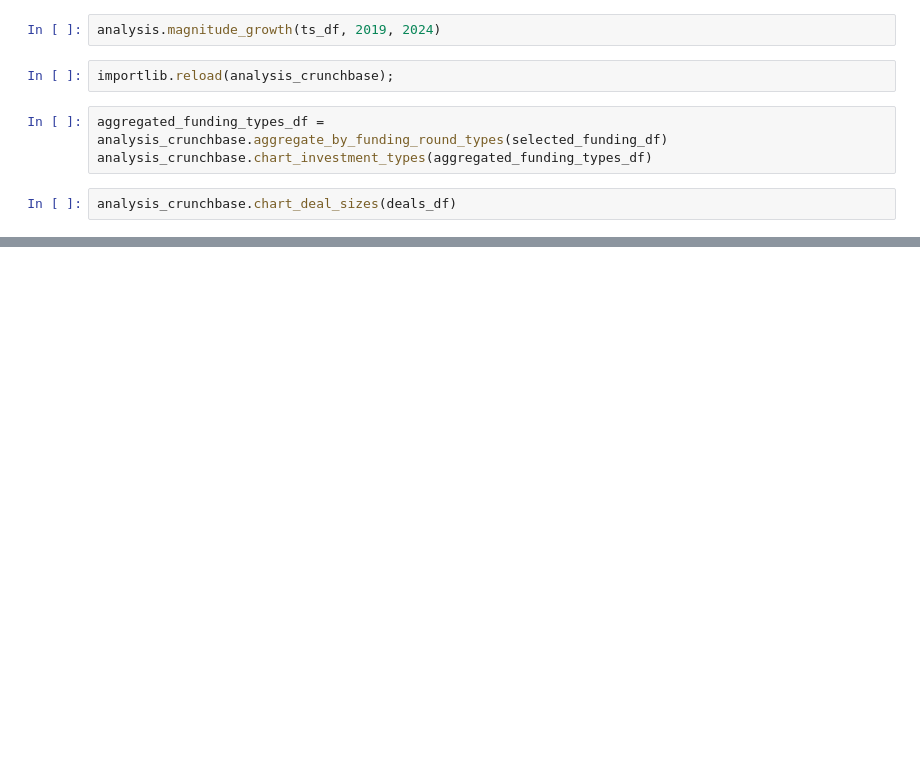
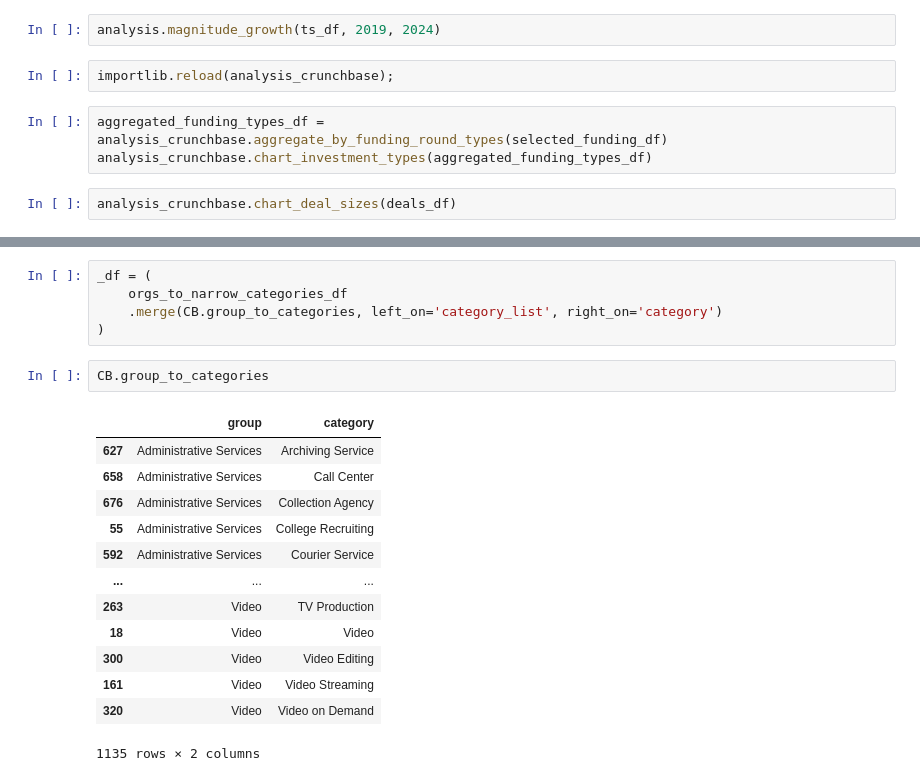
Before and after one commit to nestauk/discovery_utils, a Jupyter notebook: discovery_utils/tutorials/analysis.ipynb, the cells around one changed output, grey strips where cells are left out. Saved outputs shown, nothing was run; the diff lists cells and outputs as text; blank space fills up the shorter version.

```diff
--- a/discovery_utils/tutorials/analysis.ipynb
+++ b/discovery_utils/tutorials/analysis.ipynb
@@ -101,0 +161,21 @@ analysis_crunchbase.chart_deal_sizes_counts(deal_counts_df)
+# %%
+_df = (
+    orgs_to_narrow_categories_df
+    .merge(CB.group_to_categories, left_on='category_list', right_on='category')
+)
+# %%
+CB.group_to_categories
+# %% [output]
+|  | group | category |
+| 627 | Administrative Services | Archiving Service |
+| 658 | Administrative Services | Call Center |
+| 676 | Administrative Services | Collection Agency |
+| 55 | Administrative Services | College Recruiting |
+| 592 | Administrative Services | Courier Service |
+| ... | ... | ... |
+| 263 | Video | TV Production |
+| 18 | Video | Video |
+| 300 | Video | Video Editing |
+| 161 | Video | Video Streaming |
+| 320 | Video | Video on Demand |
+1135 rows × 2 columns
```
Also changed, not shown: parts of 32 cells of this notebook, 3 other files.
